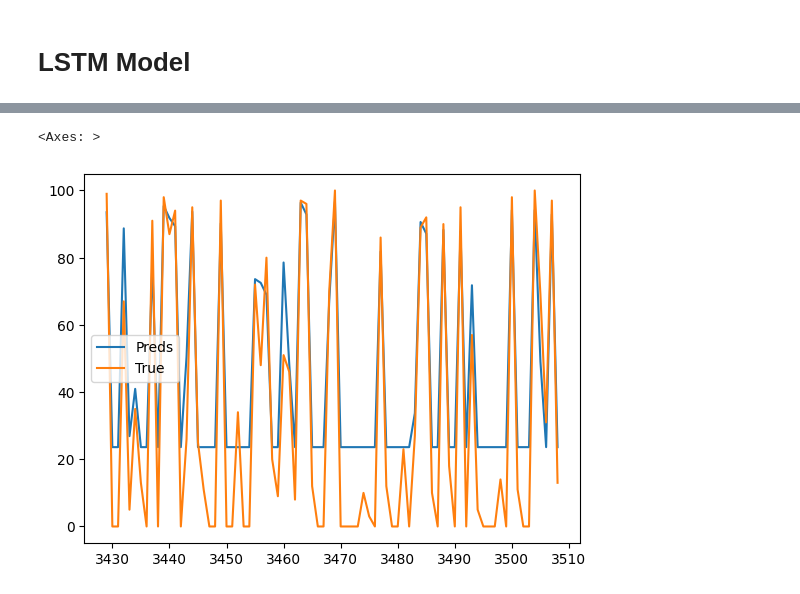
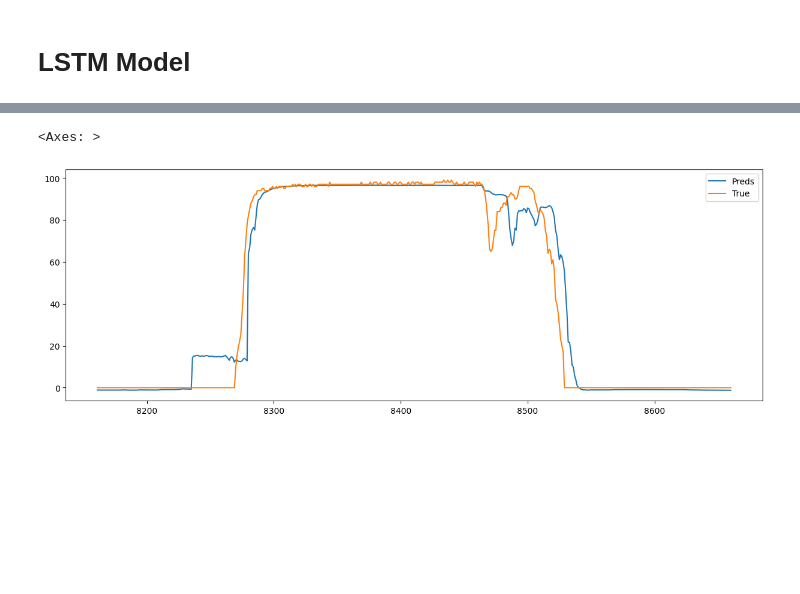
Before and after one commit to lordaarush/Cloud-Cover-Detection, a Jupyter notebook: clouds-movement-prediction.ipynb, the cells around one changed output, grey strips where cells are left out. Drawn from its saved outputs; the diff is of its cells as text; code cells hidden in the pictures; blank space fills up the shorter version.

Commit message:
Kaggle Notebook | Clouds Movement Prediction | Version 5

```diff
--- a/clouds-movement-prediction.ipynb
+++ b/clouds-movement-prediction.ipynb
@@ -910,7 +933,7 @@ high_error_idx.sum()/ high_error_idx.shape[0]
 # %% [markdown]
 # Sequence Modelling
 # %%
-df = pd.read_csv('/kaggle/input/cloud-images-19510/train_shell_remake.csv')
+df = pd.read_csv('/kaggle/input/cloud-images-19510/train_shell_remake_imputed.csv')
 # %%
 train = df.dropna()
 # %%
@@ -1220,3 +1292,5 @@ model.save('/kaggle/working/models/LSTM_series_B_base.keras')
+# %%
+model = tf.keras.models.load_model('/kaggle/input/ccd-ai/keras/LSTM-series-B/4/LSTM_series_B_early_stopped.keras', compile = False)
 # %%
 pd.DataFrame(scalery.inverse_transform(y_train[0].reshape(-1,1)), columns = train_y_df.columns)
 # %% [output]
@@ -1245,5 +1307,5 @@ predictions = model.predict(val_dataset)
 # %%
-pd.DataFrame(np.column_stack([scalery.inverse_transform(predictions), scalery.inverse_transform(y_val)]), columns = ['Preds', 'True'])[::-1][0:80].plot()
+pd.DataFrame(np.column_stack([scalery.inverse_transform(predictions), scalery.inverse_transform(y_val)]), columns = ['Preds', 'True'])[::-1][100:100 + 500][::-1].plot(figsize = (15,5))
 # %% [output]
 <Axes: >
-[figure, old version]
+[figure, new version]
```
Also changed, not shown: parts of 21 cells of this notebook.
